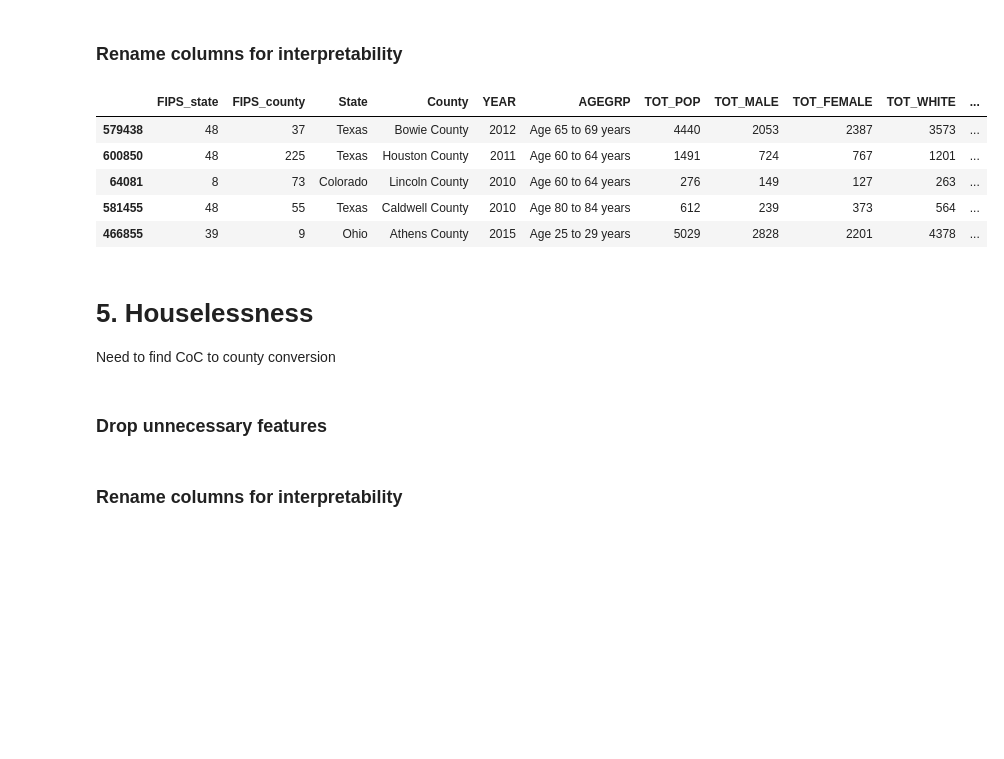
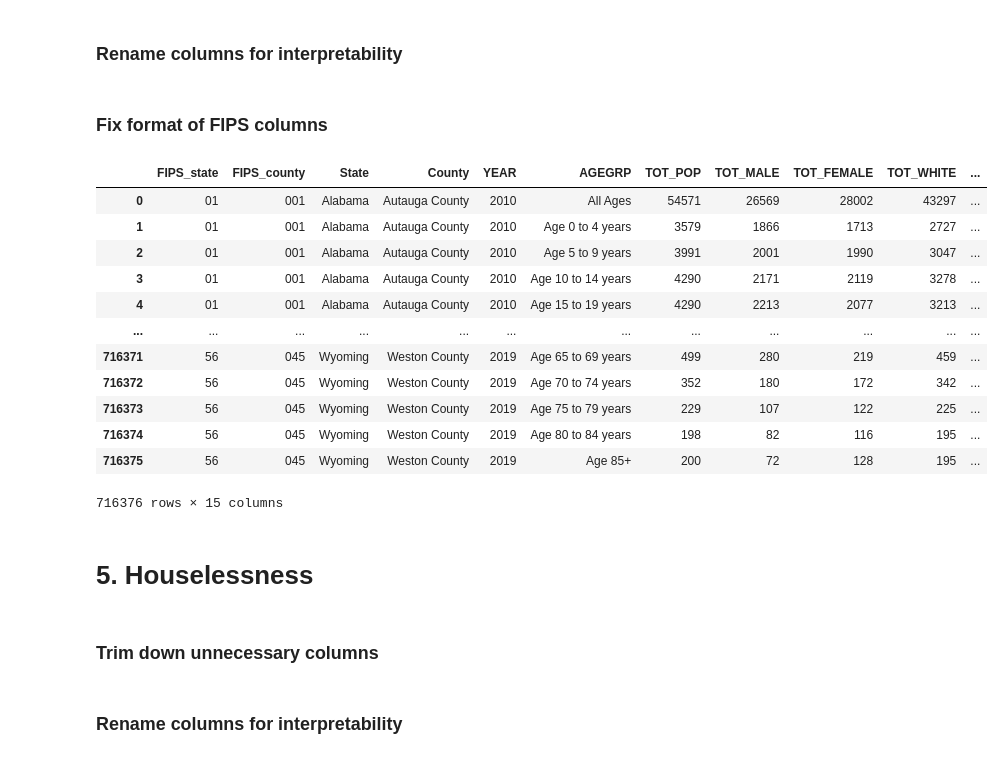
Before and after one commit to khyateed/projecting-food-insecurity, a Jupyter notebook: notebooks/cleaning.ipynb, the cells around one changed output. Drawn from its saved outputs; the diff is of its cells as text; code cells hidden in the pictures; blank space fills up the shorter version.

```diff
--- a/notebooks/cleaning.ipynb
+++ b/notebooks/cleaning.ipynb
@@ -291,18 +276,34 @@ df_demographics.drop(['WA_MALE','WA_FEMALE','BA_MALE','BA_FEMALE','IA_MALE','IA_
 ### Rename columns for interpretability
 # %%
 df_demographics.rename(columns={'STATE':'FIPS_state', 'COUNTY':'FIPS_county', 'STNAME': 'State', 'CTYNAME':'County'}, inplace=True)
-# %%
-df_demographics.sample(5)
-# %% [output]
-|  | FIPS_state | FIPS_county | State | County | YEAR | AGEGRP | TOT_POP | TOT_MALE | TOT_FEMALE | TOT_WHITE | ... |
-| 579438 | 48 | 37 | Texas | Bowie County | 2012 | Age 65 to 69 years | 4440 | 2053 | 2387 | 3573 | ... |
-| 600850 | 48 | 225 | Texas | Houston County | 2011 | Age 60 to 64 years | 1491 | 724 | 767 | 1201 | ... |
-| 64081 | 8 | 73 | Colorado | Lincoln County | 2010 | Age 60 to 64 years | 276 | 149 | 127 | 263 | ... |
-| 581455 | 48 | 55 | Texas | Caldwell County | 2010 | Age 80 to 84 years | 612 | 239 | 373 | 564 | ... |
-| 466855 | 39 | 9 | Ohio | Athens County | 2015 | Age 25 to 29 years | 5029 | 2828 | 2201 | 4378 | ... |
+# %% [markdown]
+### Fix format of FIPS columns
+# %%
+df_demographics['FIPS_county'] = np.select([df_demographics['FIPS_county']<10, df_demographics['FIPS_county']<100],
+                    ['00'+df_demographics['FIPS_county'].astype(str), '0'+df_demographics['FIPS_county'].astype(str)],
+                    default= df_demographics['FIPS_county'].astype(str))
+df_demographics['FIPS_state'] = np.where(df_demographics['FIPS_state']<10,
+                        '0'+df_demographics['FIPS_state'].astype(str), df_demographics['FIPS_state'].astype(str))
+
+# Create main fips code
+df_demographics['FIPS'] = df_demographics['FIPS_state'] + df_demographics['FIPS_county']
+df_demographics
+# %% [output]
+|  | FIPS_state | FIPS_county | State | County | YEAR | AGEGRP | TOT_POP | TOT_MALE | TOT_FEMALE | TOT_WHITE | ... |
+| 0 | 01 | 001 | Alabama | Autauga County | 2010 | All Ages | 54571 | 26569 | 28002 | 43297 | ... |
+| 1 | 01 | 001 | Alabama | Autauga County | 2010 | Age 0 to 4 years | 3579 | 1866 | 1713 | 2727 | ... |
+| 2 | 01 | 001 | Alabama | Autauga County | 2010 | Age 5 to 9 years | 3991 | 2001 | 1990 | 3047 | ... |
+| 3 | 01 | 001 | Alabama | Autauga County | 2010 | Age 10 to 14 years | 4290 | 2171 | 2119 | 3278 | ... |
+| 4 | 01 | 001 | Alabama | Autauga County | 2010 | Age 15 to 19 years | 4290 | 2213 | 2077 | 3213 | ... |
+| ... | ... | ... | ... | ... | ... | ... | ... | ... | ... | ... | ... |
+| 716371 | 56 | 045 | Wyoming | Weston County | 2019 | Age 65 to 69 years | 499 | 280 | 219 | 459 | ... |
+| 716372 | 56 | 045 | Wyoming | Weston County | 2019 | Age 70 to 74 years | 352 | 180 | 172 | 342 | ... |
+| 716373 | 56 | 045 | Wyoming | Weston County | 2019 | Age 75 to 79 years | 229 | 107 | 122 | 225 | ... |
+| 716374 | 56 | 045 | Wyoming | Weston County | 2019 | Age 80 to 84 years | 198 | 82 | 116 | 195 | ... |
+| 716375 | 56 | 045 | Wyoming | Weston County | 2019 | Age 85+ | 200 | 72 | 128 | 195 | ... |
+716376 rows × 15 columns
 # %% [markdown]
 # 5. Houselessness
-Need to find CoC to county conversion
 # %%
 df_houseless_19 = pd.read_excel('../datasets/houseless/houseless_coc.xlsx', sheet_name='2019')
 df_houseless_18 = pd.read_excel('../datasets/houseless/houseless_coc.xlsx', sheet_name='2018')
@@ -315,8 +316,8 @@ df_houseless_12 = pd.read_excel('../datasets/houseless/houseless_coc.xlsx', shee
 df_houseless_11 = pd.read_excel('../datasets/houseless/houseless_coc.xlsx', sheet_name='2011')
 df_houseless_10 = pd.read_excel('../datasets/houseless/houseless_coc.xlsx', sheet_name='2010')
 df_houseless_09 = pd.read_excel('../datasets/houseless/houseless_coc.xlsx', sheet_name='2009')
-# %% [markdown]
-### Drop unnecessary features
+# %% [markdown]
+### Trim down unnecessary columns
 # %%
 df_houseless_19 = df_houseless_19.loc[:,['CoC Number', 'CoC Name','Overall Homeless, 2019', 'Sheltered Total Homeless, 2019', 'Unsheltered Homeless, 2019']]
 df_houseless_18 = df_houseless_18.loc[:,['CoC Number', 'CoC Name','Overall Homeless, 2018', 'Sheltered Total Homeless, 2018', 'Unsheltered Homeless, 2018']]
```
Also changed, not shown: parts of 15 cells of this notebook.
